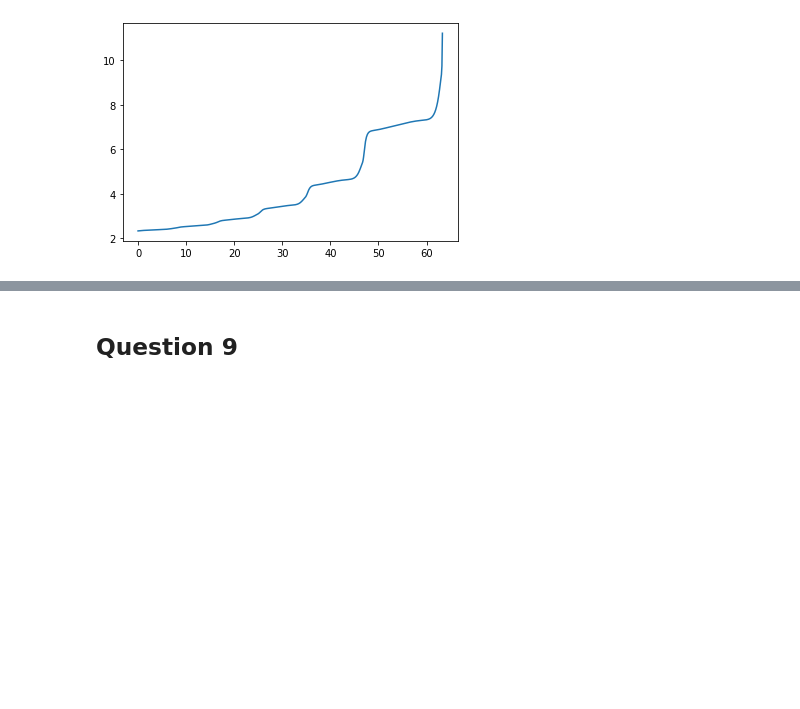
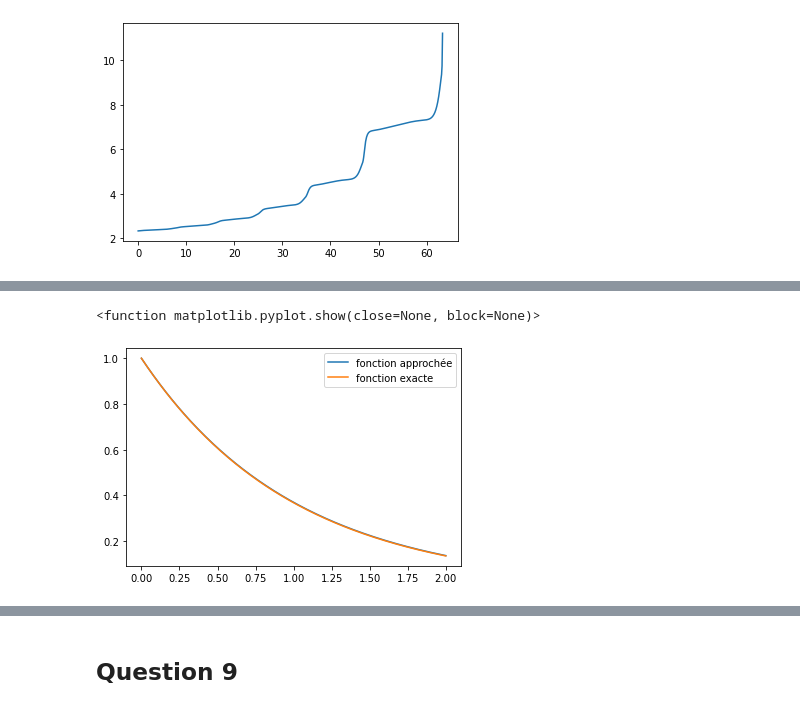
Before and after one commit to PaulineVehrle/Projet-numerique, a Jupyter notebook: Projet numérique 2.ipynb, the cells around one changed output, grey strips where cells are left out. Drawn from its saved outputs; the diff is of its cells as text; code cells hidden in the pictures; blank space fills up the shorter version.

```diff
--- a/Projet numérique 2.ipynb
+++ b/Projet numérique 2.ipynb
@@ -289,0 +338,20 @@ plt.show()
+# %%
+def solve_euler_implicit (f,x0,dt,t0,tf,itermax=100):
+    t=t0
+    res1=[x0[0]]
+    res2=[x0[1]]
+    t=t+dt
+    while t<tf:
+        def F(x):# fonction dont on va chercher le 0
+            return x-np.array([res1[-1],res2[-1]])-dt*f(x)
+        x=fsolve(F,[res1[-1],res2[-1]])
+        res1.append(x[0])
+        res2.append(x[1])
+        t=t+dt
+    #s'il reste moins de dt pour arriver à tf à la fin
+    def F(x):
+            return x-[res1[-1],res2[-1]]-(tf+dt-t)*f(x)
+    x=fsolve(F,[res1[-1],res2[-1]])
+    res1.append(x[0])
+    res2.append(x[1])
+    return res1,res2
@@ -289,0 +369,17 @@ plt.show()
+# %%
+def f_test(x):
+    return np.array([-x[0],0])
+
+t0=0
+tf=2
+dt=0.01
+
+y1,y=solve_euler_implicit(f_test,[1,0],dt,t0,tf)
+x=np.linspace(t0,tf,len(y1))
+plt.plot(x,y1,label='fonction approchée')
+plt.plot(x,numpy.exp(-x),label='fonction exacte')
+plt.legend()
+plt.show
+# %% [output]
+<function matplotlib.pyplot.show(close=None, block=None)>
+[figure, added]
```
Also changed, not shown: parts of 20 cells of this notebook.
